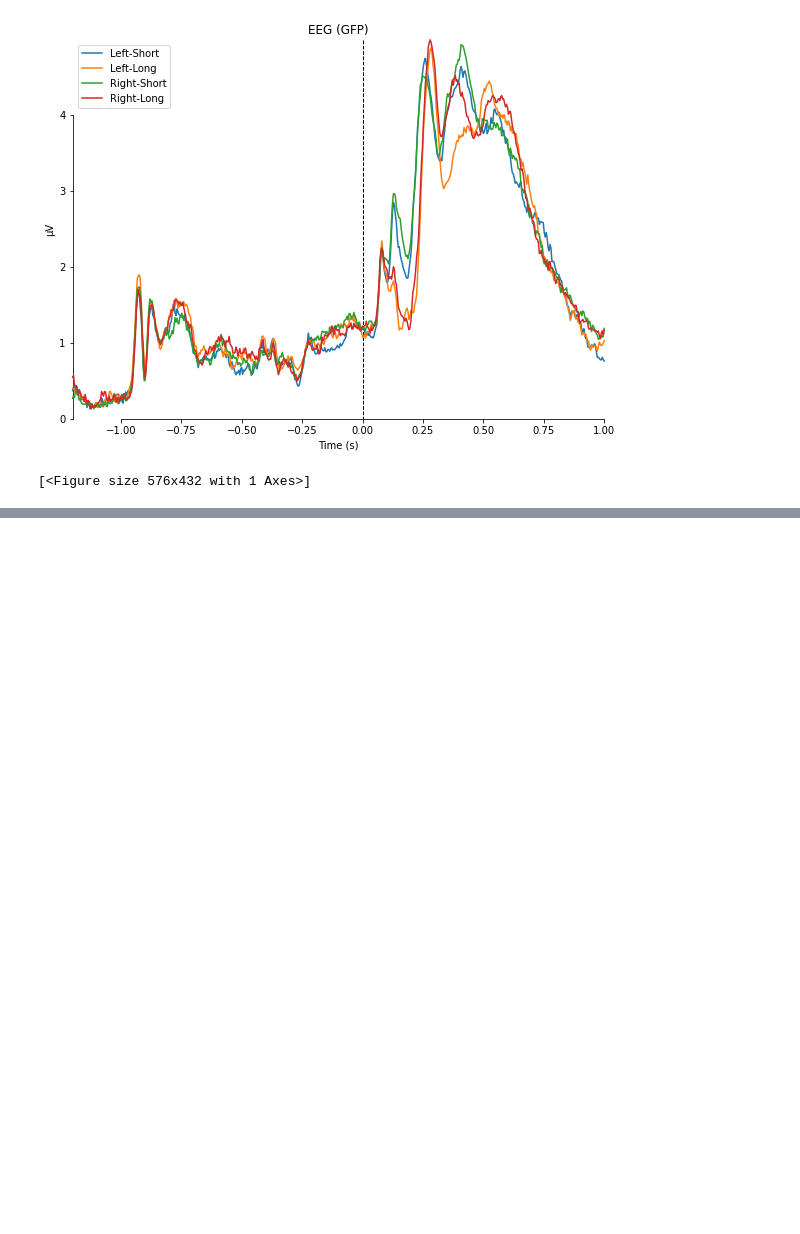
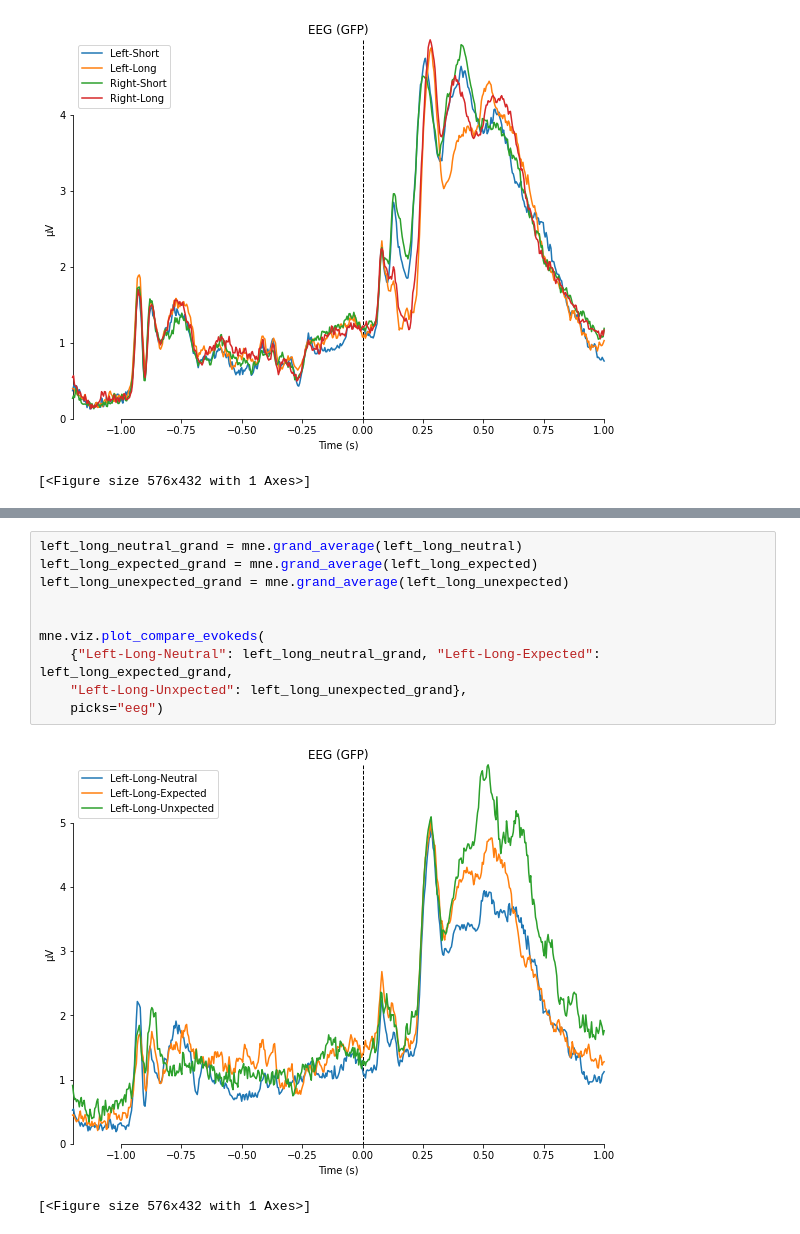
Before and after one commit to antoniyaaboyanova/Mask_ExpAtt_EEG, a Jupyter notebook: 03_EEG_Analysis/pilot_quiality_check.ipynb, the cells around one changed output, grey strips where cells are left out. Cells and saved outputs as stored; diff of their text form; blank space fills up the shorter version.

```diff
--- a/03_EEG_Analysis/pilot_quiality_check.ipynb
+++ b/03_EEG_Analysis/pilot_quiality_check.ipynb
@@ -1047,0 +884,13 @@ Total accepted trials: 1280
+# %%
+left_long_neutral_grand = mne.grand_average(left_long_neutral)
+left_long_expected_grand = mne.grand_average(left_long_expected)
+left_long_unexpected_grand = mne.grand_average(left_long_unexpected)
+
+
+mne.viz.plot_compare_evokeds(
+    {"Left-Long-Neutral": left_long_neutral_grand, "Left-Long-Expected": left_long_expected_grand,
+    "Left-Long-Unxpected": left_long_unexpected_grand},
+    picks="eeg")
+# %% [output]
+[figure, added]
+[<Figure size 576x432 with 1 Axes>]
```
Also changed, not shown: parts of 30 cells of this notebook, 7 other files.
